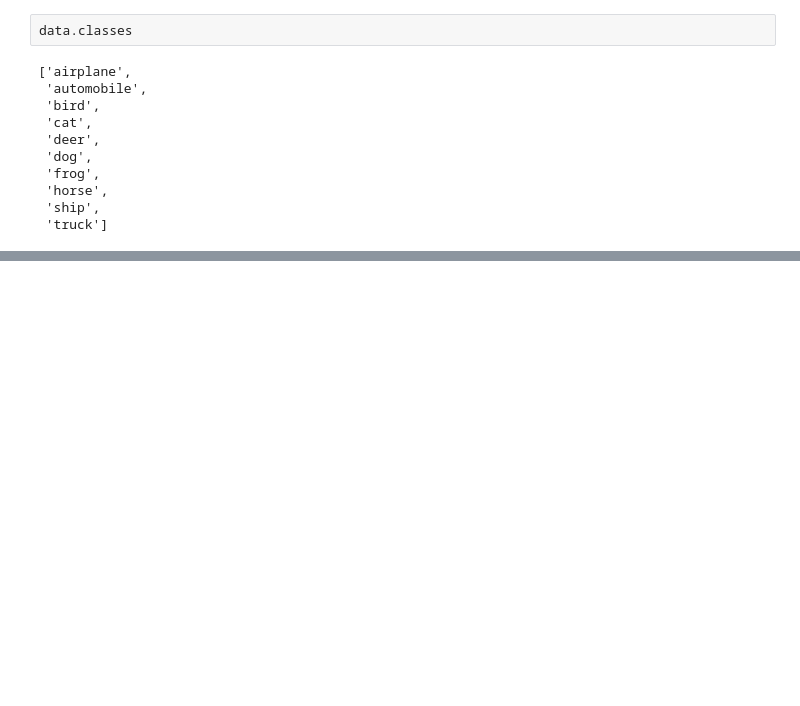
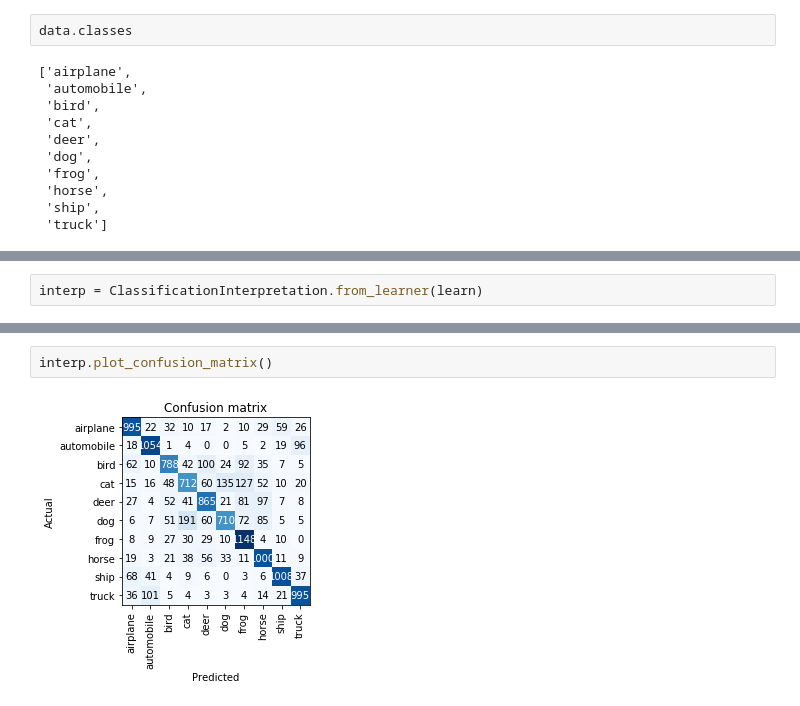
Before and after one commit to mgbvox/bao_ai, a Jupyter notebook: andrew_course/cifar10.ipynb, the cells around one changed output, grey strips where cells are left out. Saved outputs shown, nothing was run; the diff lists cells and outputs as text; blank space fills up the shorter version.

```diff
--- a/andrew_course/cifar10.ipynb
+++ b/andrew_course/cifar10.ipynb
@@ -93,0 +111,2 @@ KeyboardInterrupt:
+# %%
+interp = ClassificationInterpretation.from_learner(learn)
@@ -93,0 +115,4 @@ KeyboardInterrupt:
+# %%
+interp.plot_confusion_matrix()
+# %% [output]
+[figure, added]
```
Also changed, not shown: parts of 15 cells of this notebook, 5 other files.
